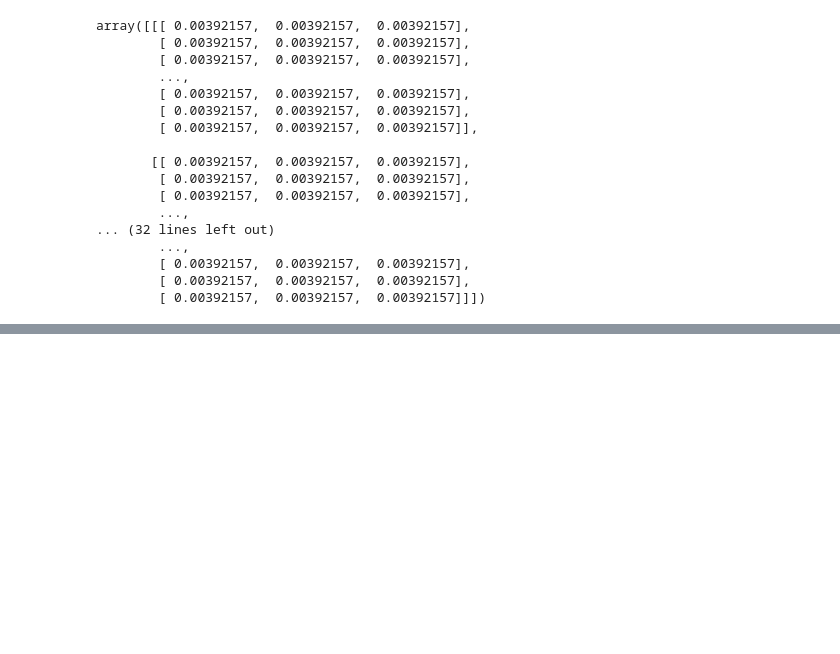
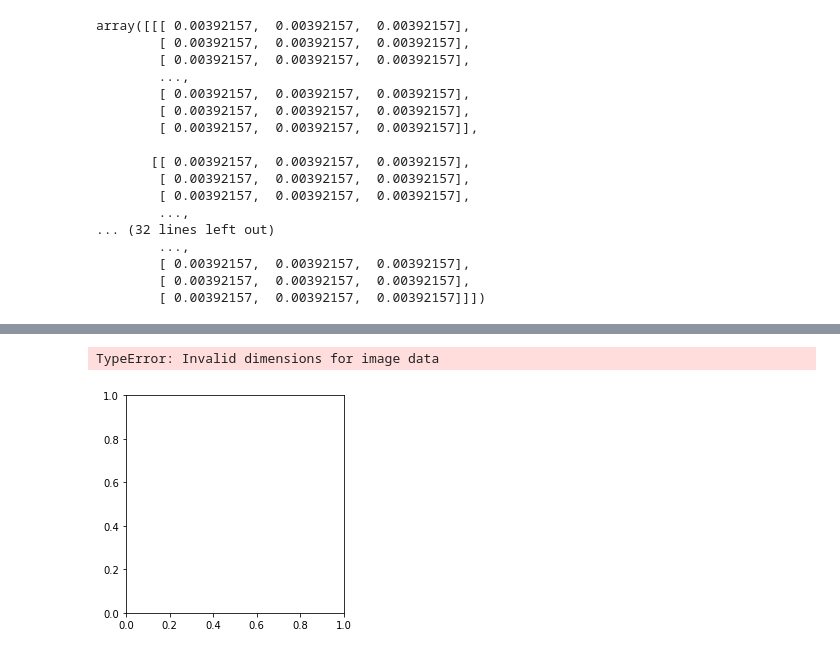
Before and after one commit to i008/deepcounting, a Jupyter notebook: deepcounting.ipynb, the cells around one changed output, grey strips where cells are left out. Cells and saved outputs as stored; diff of their text form; code cells hidden in the pictures; blank space fills up the shorter version.

```diff
--- a/deepcounting.ipynb
+++ b/deepcounting.ipynb
@@ -630,0 +625,5 @@ array([[[ 0.00392157,  0.00392157,  0.00392157],
+# %%
+plt.imshow(np.zeros((150, 150, 1)))
+# %% [output]
+TypeError: Invalid dimensions for image data
+[figure, added]
```
Also changed, not shown: parts of 12 cells of this notebook.
